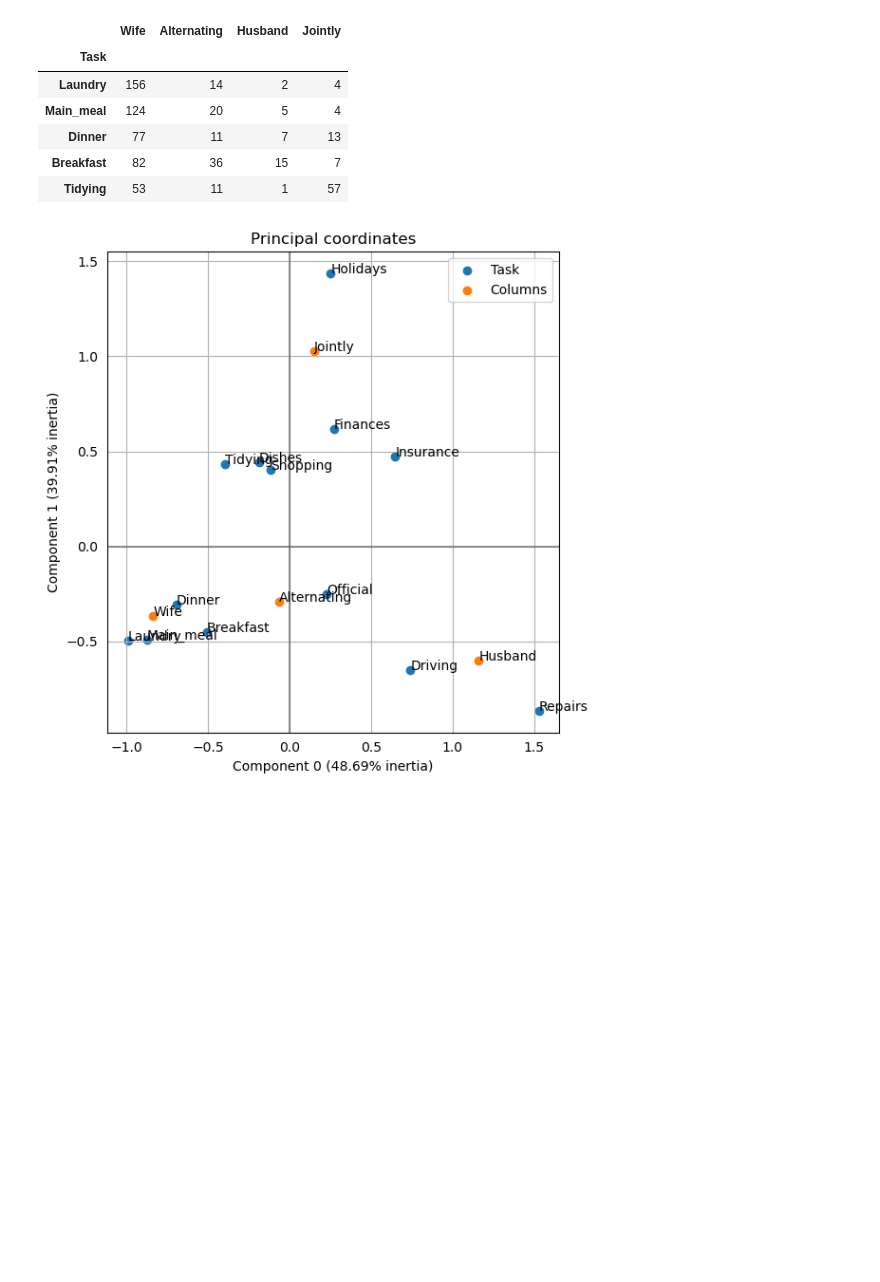
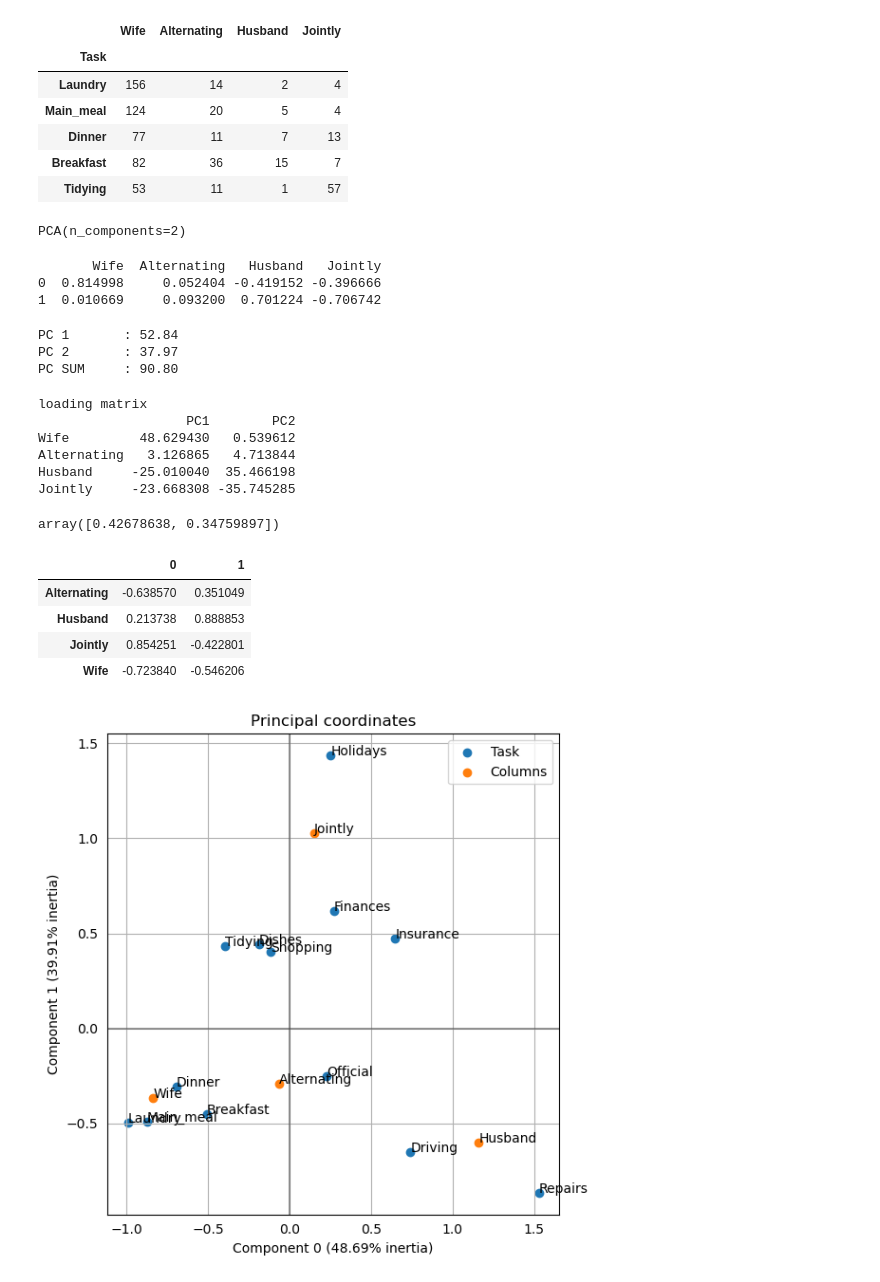
Before and after one commit to meticulousdev/StatisticsWithPython, a Jupyter notebook: PracticalStatistics/chap07/prince_test.ipynb, the cells around one changed output. Saved outputs shown, nothing was run; the diff lists cells and outputs as text; code cells hidden in the pictures; blank space fills up the shorter version.

Commit message:
prince test

```diff
--- a/PracticalStatistics/chap07/correspondence_analysis.ipynb
+++ b/PracticalStatistics/chap07/prince_test.ipynb
@@ -25,3 +29,52 @@ housetasks.head()
 | Dinner | 77 | 11 | 7 | 13 |
 | Breakfast | 82 | 36 | 15 | 7 |
 | Tidying | 53 | 11 | 1 | 57 |
+# %%
+pca_ret = PCA(n_components=2)
+pca_ret.fit(housetasks)
+# %% [output]
+PCA(n_components=2)
+# %%
+loadings = pd.DataFrame(pca_ret.components_, columns=housetasks.columns)
+print(loadings)
+# %% [output]
+       Wife  Alternating   Husband   Jointly
+0  0.814998     0.052404 -0.419152 -0.396666
+1  0.010669     0.093200  0.701224 -0.706742
+# %%
+var_ratio = pca_ret.explained_variance_ratio_
+print(f"PC 1       : {var_ratio[0] * 100:.2f}")
+print(f"PC 2       : {var_ratio[1] * 100:.2f}")
+print(f"PC SUM     : {sum(var_ratio) * 100:.2f}")
+# %% [output]
+PC 1       : 52.84
+PC 2       : 37.97
+PC SUM     : 90.80
+# %%
+loadings = pca_ret.components_.T * np.sqrt(pca_ret.explained_variance_)
+loading_matrix = pd.DataFrame(loadings, columns=['PC1', 'PC2'], index=housetasks.columns)
+
+print("loading matrix")
+print(loading_matrix)
+# %% [output]
+loading matrix
+                   PC1        PC2
+Wife         48.629430   0.539612
+Alternating   3.126865   4.713844
+Husband     -25.010040  35.466198
+Jointly     -23.668308 -35.745285
+# %%
+pca = prince.PCA(n_components=2)
+pca = pca.fit(housetasks)
+# %%
+pca.explained_inertia_
+# %% [output]
+array([0.42678638, 0.34759897])
+# %%
+pca.column_correlations(housetasks)
+# %% [output]
+|  | 0 | 1 |
+| Alternating | -0.638570 | 0.351049 |
+| Husband | 0.213738 | 0.888853 |
+| Jointly | 0.854251 | -0.422801 |
+| Wife | -0.723840 | -0.546206 |
```
Also changed, not shown: parts of 3 cells of this notebook.
